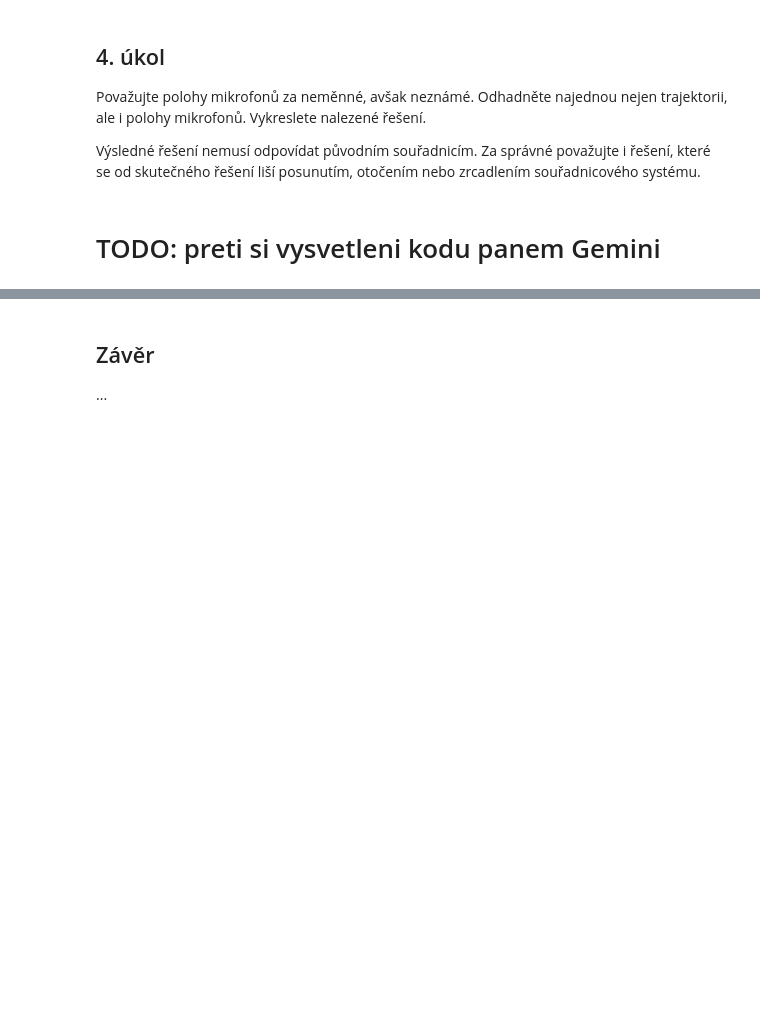
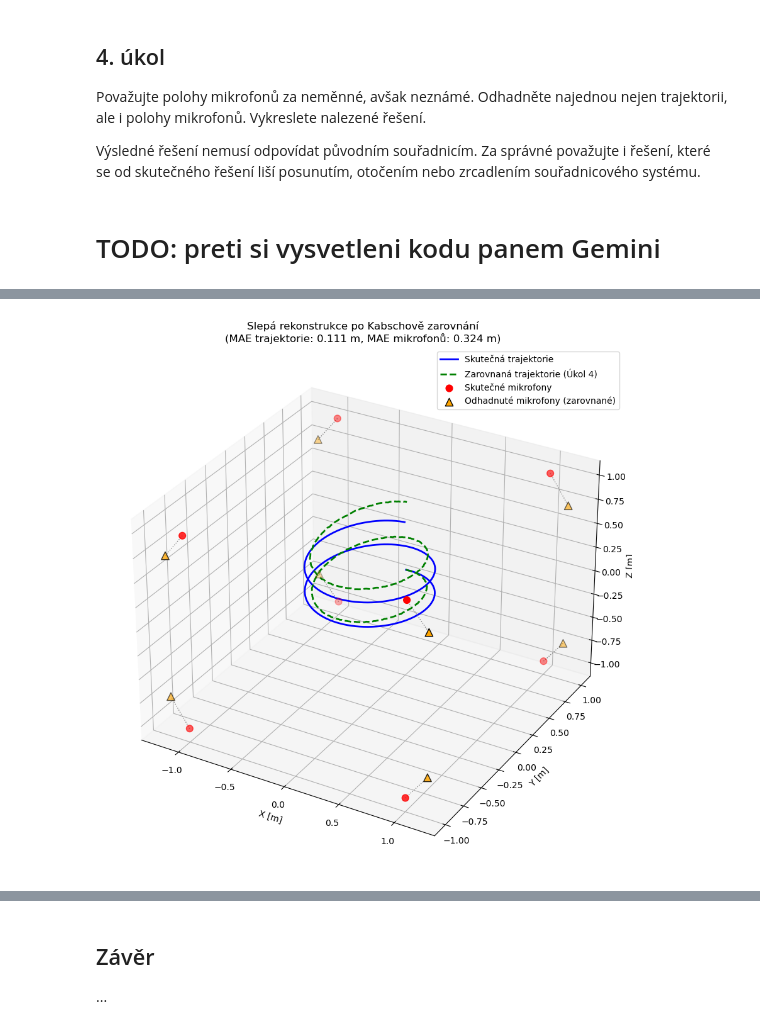
Before and after one commit to Psychol0gicl/dr_semestralni_prace, a Jupyter notebook: dr2026_1sem.ipynb, the cells around one changed output, grey strips where cells are left out. Cells and saved outputs as stored; diff of their text form; code cells hidden in the pictures; blank space fills up the shorter version.

Commit message:
Step 5 of Sp1 started (voluntary exercises as a bonus).

```diff
--- a/dr2026_1sem.ipynb
+++ b/dr2026_1sem.ipynb
@@ -430,0 +462,19 @@ Iterace 10000/10000, Loss: 0.2834
+# %%
+# 1. Výpočet transformace mezi odhadnutými a skutečnými mikrofony
+mics_true = mics[:, 0, :]  # tvar (8, 3)
+R, t_vec = align_point_clouds(mics_est_joint, mics_true)
+
+# 2. Aplikace transformace na mikrofony i trajektorii
+mics_aligned = (mics_est_joint @ R.T) + t_vec
+trajectory_aligned = (trajectory_est_joint @ R.T) + t_vec
+
+# 3. Vyčíslení chyb v metrech
+mic_errors = np.linalg.norm(mics_aligned - mics_true, axis=1)
+
+# Stejné vzorkování reálné trajektorie jako jsme použili v Úkolu 4 (stride a step)
+traj_true_sub = trajectory[::stride][::step]
+n_eval = min(len(trajectory_aligned), len(traj_true_sub))
+traj_errors = np.linalg.norm(trajectory_aligned[:n_eval] - traj_true_sub[:n_eval], axis=1)
+
+print(f"Průměrná chyba polohy mikrofonů: {np.mean(mic_errors):.4f} m")
+print(f"Průměrná chyba odhadu trajektorie (Úkol 4): {np.mean(traj_errors):.4f} m")
@@ -430,0 +484,71 @@ Iterace 10000/10000, Loss: 0.2834
+# %%
+fig = plt.figure(figsize=(11, 9))
+ax = fig.add_subplot(projection='3d')
+
+# 1. Skutečná trajektorie (převzorkovaná na stejné časové kroky jako odhad)
+ax.plot(
+    traj_true_sub[:n_eval, 0],
+    traj_true_sub[:n_eval, 1],
+    traj_true_sub[:n_eval, 2],
+    label='Skutečná trajektorie',
+    color='blue',
+    linewidth=2
+)
+
+# 2. Zarovnaná odhadnutá trajektorie z Úkolu 4
+ax.plot(
+    trajectory_aligned[:n_eval, 0],
+    trajectory_aligned[:n_eval, 1],
+    trajectory_aligned[:n_eval, 2],
+    label='Zarovnaná trajektorie (Úkol 4)',
+    color='green',
+    linestyle='--',
+    linewidth=2
+)
+
+# 3. Skutečné polohy mikrofonů
+ax.scatter(
+    mics_true[:, 0],
+    mics_true[:, 1],
+    mics_true[:, 2],
+    color='red',
+    s=60,
+    marker='o',
+    label='Skutečné mikrofony'
+)
+
+# 4. Zarovnané odhadnuté polohy mikrofonů
+ax.scatter(
+    mics_aligned[:, 0],
+    mics_aligned[:, 1],
+    mics_aligned[:, 2],
+    color='orange',
+    s=80,
+    marker='^',
+    edgecolor='black',
+    label='Odhadnuté mikrofony (zarovnané)'
+)
+
+# 5. Spojnice chyb mezi skutečnými a odhadnutými mikrofony pro lepší čitelnost
+for i in range(n_mics):
+    ax.plot(
+        [mics_true[i, 0], mics_aligned[i, 0]],
+        [mics_true[i, 1], mics_aligned[i, 1]],
+        [mics_true[i, 2], mics_aligned[i, 2]],
+        color='gray',
+        linestyle=':',
+        linewidth=1
+    )
+
+ax.set_xlabel('X [m]')
+ax.set_ylabel('Y [m]')
+ax.set_zlabel('Z [m]')
+ax.set_title(
+    f'Slepá rekonstrukce po Kabschově zarovnání\n'
+    f'(MAE trajektorie: {np.mean(traj_errors):.3f} m, MAE mikrofonů: {np.mean(mic_errors):.3f} m)'
+)
+ax.legend()
+plt.tight_layout()
+plt.show()
+# %% [output]
+[figure, added]
```
Also changed, not shown: parts of 6 cells of this notebook.
